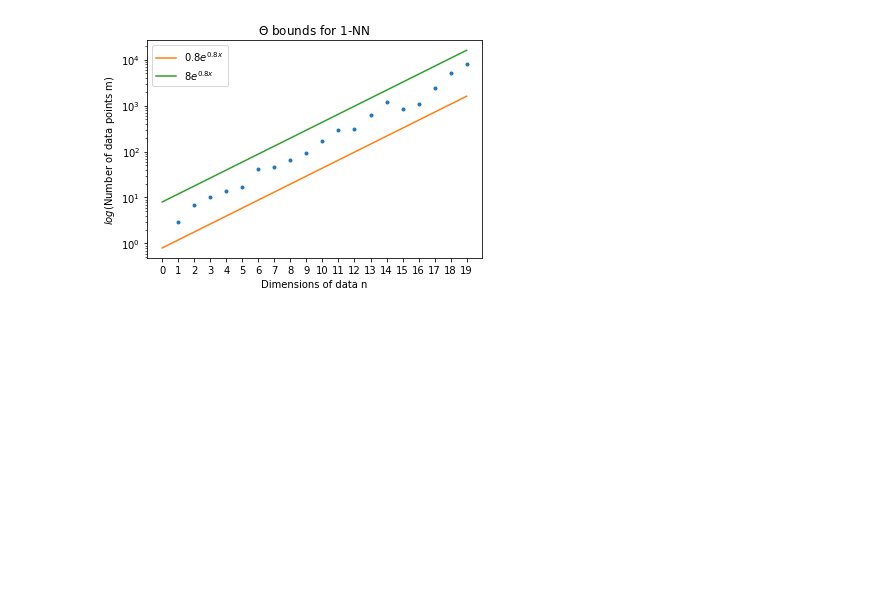
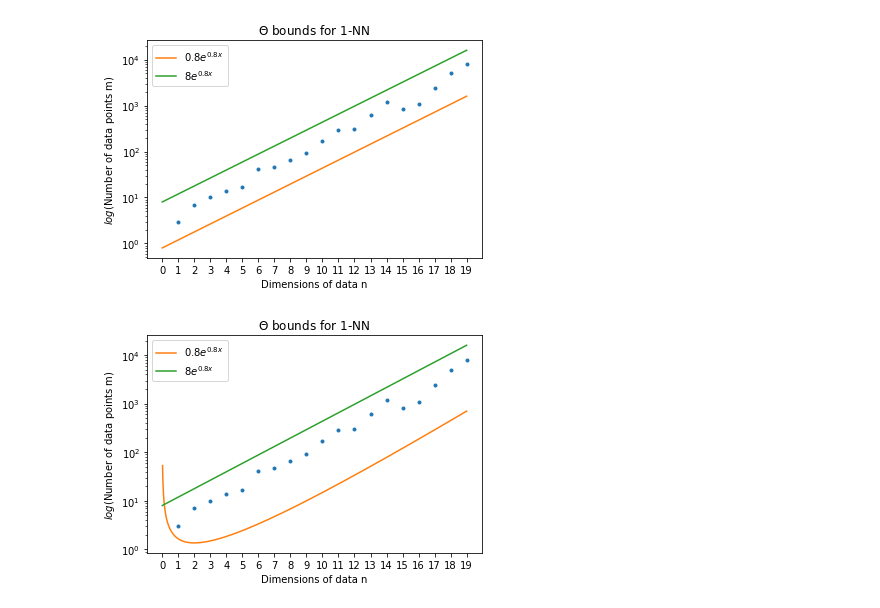
Before and after one commit to TheodoreWolf/Msc-Machine-Learning, a Jupyter notebook: Modules/COMP0078/coursework 2/Part 3.ipynb, the cells around one changed output. Saved outputs shown, nothing was run; the diff lists cells and outputs as text; code cells hidden in the pictures; blank space fills up the shorter version.

```diff
--- a/Modules/COMP0078/coursework 2/Part 3.ipynb
+++ b/Modules/COMP0078/coursework 2/Part 3.ipynb
@@ -166,7 +166,7 @@ class algorithms:
 
         # We can plot our results with errorbars
         plt.errorbar(np.linspace(0,self.max_dims, self.max_dims), self.results, yerr=self.std_dev, fmt=".", label="Average $m$")
-        plt.plot(results_max,".", label="Max $m$")
+        plt.plot(np.linspace(0,self.max_dims, self.max_dims), results_max,".", label="Max $m$")
         plt.xlabel("Dimensions of data n")
         plt.ylabel("Number of data points m")
         plt.legend()
@@ -375,3 +374,17 @@ plt.legend()
 plt.show()
 # %% [output]
 [figure]
+# %%
+x = np.linspace(0,19,1000)
+plt.plot(results_1nn1,".")
+plt.plot(x, 1/x*np.exp(0.5*x),label="0.8$e^{0.8x}$")
+plt.plot(x, 8*np.exp(0.4*x),label="$8e^{0.8x}$")
+plt.xticks([i for i in range(20)])
+plt.yscale("log")
+plt.title("$\Theta$ bounds for 1-NN")
+plt.xlabel("Dimensions of data n")
+plt.ylabel("$log$(Number of data points m)")
+plt.legend()
+plt.show()
+# %% [output]
+[figure, added]
```
Also changed, not shown: parts of 4 cells of this notebook, 6 other files.
